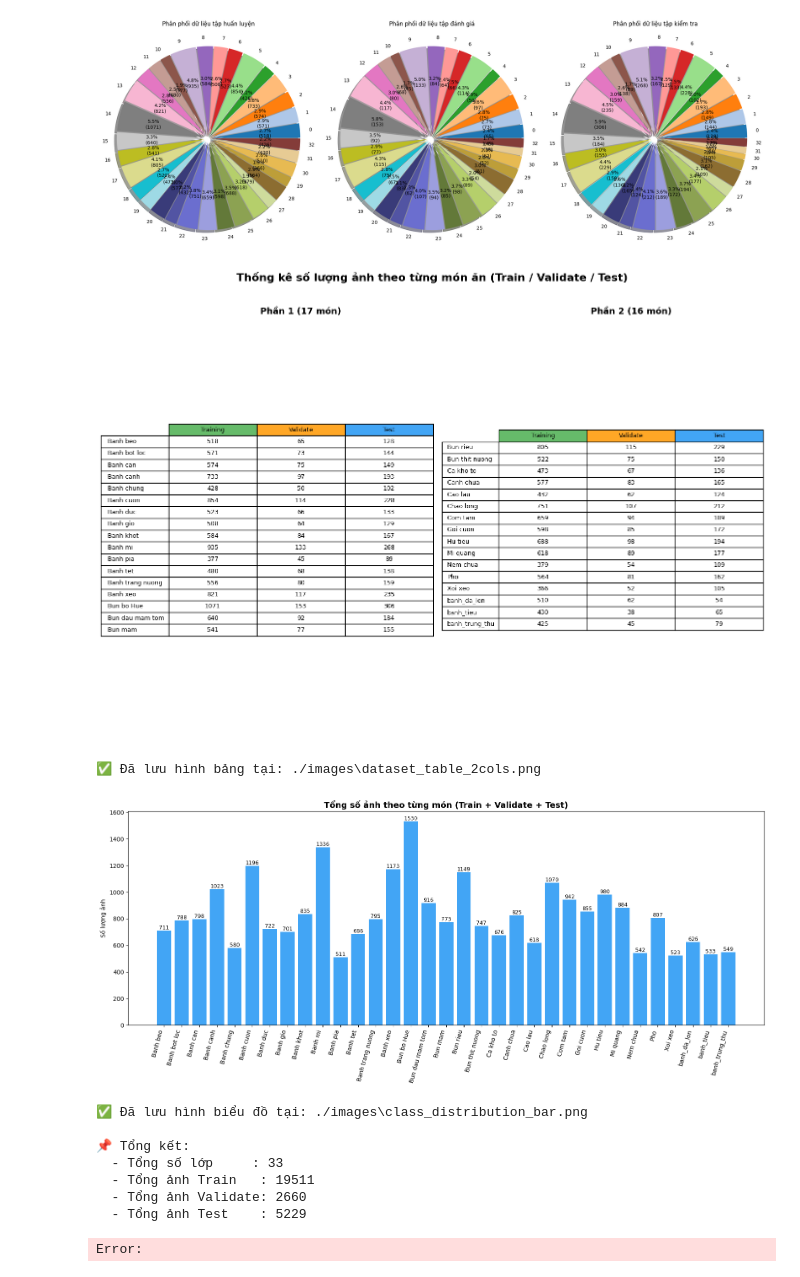
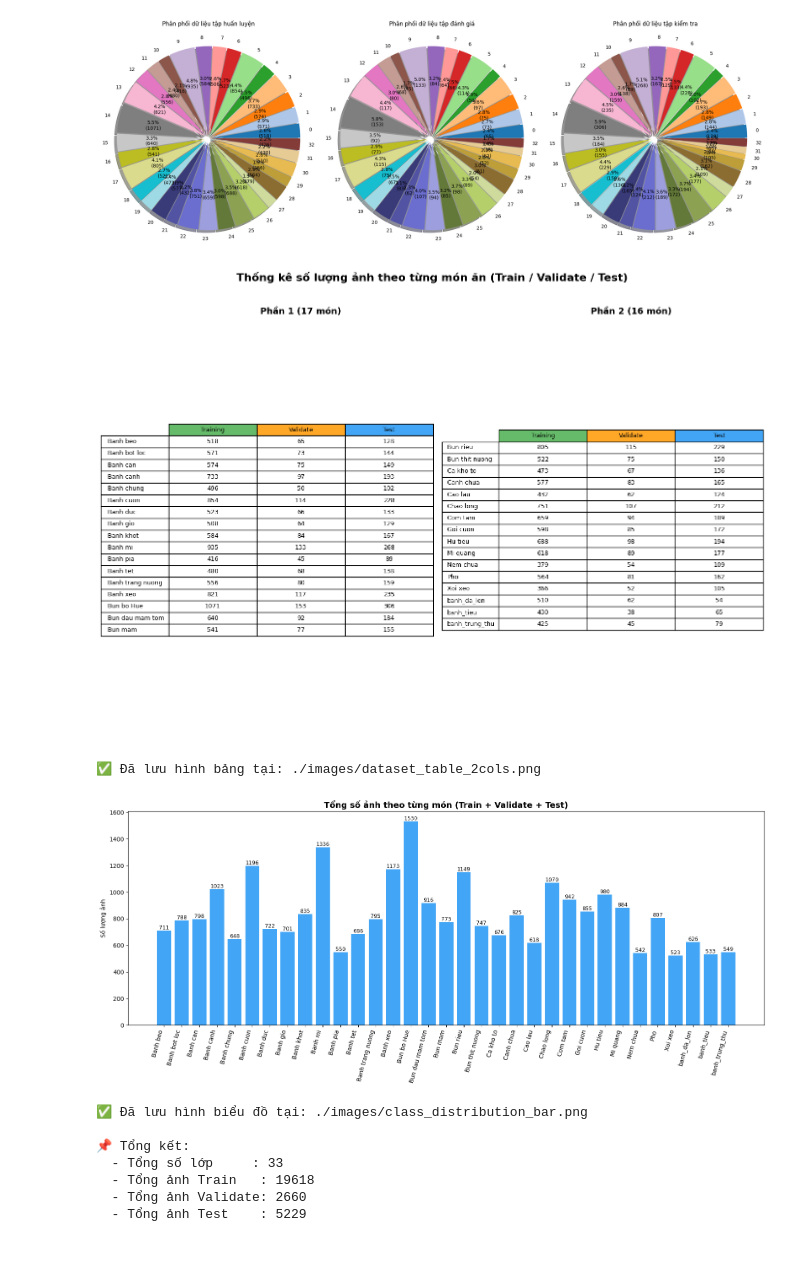
Before and after one commit to quangthai87vn/DL-DuDoan33MonAnVietNam, a Jupyter notebook: Analyst_data.ipynb, the cells around one changed output. Cells and saved outputs as stored; diff of their text form; code cells hidden in the pictures.

```diff
--- a/Analyst_data.ipynb
+++ b/Analyst_data.ipynb
@@ -244,7 +254,7 @@ import matplotlib.pyplot as plt
 from pathlib import Path
 
 # ==== Đường dẫn dữ liệu ====
-ROOT = "C:/TRAIN/Deep Learning/vietnamese-foods/Images"   # <== đổi nếu cần
+ROOT = "/media/mtl/DATA 6TB/AI DATASET/vietnamese-foods/Images"   # <== đổi nếu cần
 root_train = f"{ROOT}/Train"
 root_val   = f"{ROOT}/Validate"
 root_test  = f"{ROOT}/Test"
@@ -319,40 +329,39 @@ plt.savefig(save_path_table, dpi=300, bbox_inches="tight", facecolor="white")
 plt.show()
 print(f"✅ Đã lưu hình bảng tại: {save_path_table}")
 
 # ==== Biểu đồ cột tổng số ảnh ====
 df["Total"] = df.sum(axis=1)
 plt.figure(figsize=(16, 7))
 bars = plt.bar(df.index, df["Total"], color="#42A5F5")
 plt.title("Tổng số ảnh theo từng món (Train + Validate + Test)", fontsize=14, fontweight="bold")
 plt.ylabel("Số lượng ảnh")
 plt.xticks(rotation=75, ha="right")
 
 for b in bars:
     v = int(b.get_height())
     if v > 0:
         plt.text(b.get_x() + b.get_width()/2, v, str(v), ha="center", va="bottom", fontsize=9)
 
 plt.tight_layout()
 save_path_bar = os.path.join(SAVE_DIR, "class_distribution_bar.png")
 plt.savefig(save_path_bar, dpi=300, bbox_inches="tight", facecolor="white")
 plt.show()
 print(f"✅ Đã lưu hình biểu đồ tại: {save_path_bar}")
 
 # ==== Tổng kết ====
 print("\n📌 Tổng kết:")
 print(f"  - Tổng số lớp     : {len(df)}")
 print(f"  - Tổng ảnh Train   : {int(df['Training'].sum())}")
 print(f"  - Tổng ảnh Validate: {int(df['Validate'].sum())}")
 print(f"  - Tổng ảnh Test    : {int(df['Test'].sum())}")
 # %% [output]
 [figure]
-✅ Đã lưu hình bảng tại: ./images\dataset_table_2cols.png
+✅ Đã lưu hình bảng tại: ./images/dataset_table_2cols.png
-[figure, old version]
+[figure, new version]
-✅ Đã lưu hình biểu đồ tại: ./images\class_distribution_bar.png
+✅ Đã lưu hình biểu đồ tại: ./images/class_distribution_bar.png
 
 📌 Tổng kết:
   - Tổng số lớp     : 33
-  - Tổng ảnh Train   : 19511
+  - Tổng ảnh Train   : 19618
   - Tổng ảnh Validate: 2660
   - Tổng ảnh Test    : 5229
-Error:
```
Also changed, not shown: parts of 3 cells of this notebook, 12 other files.
